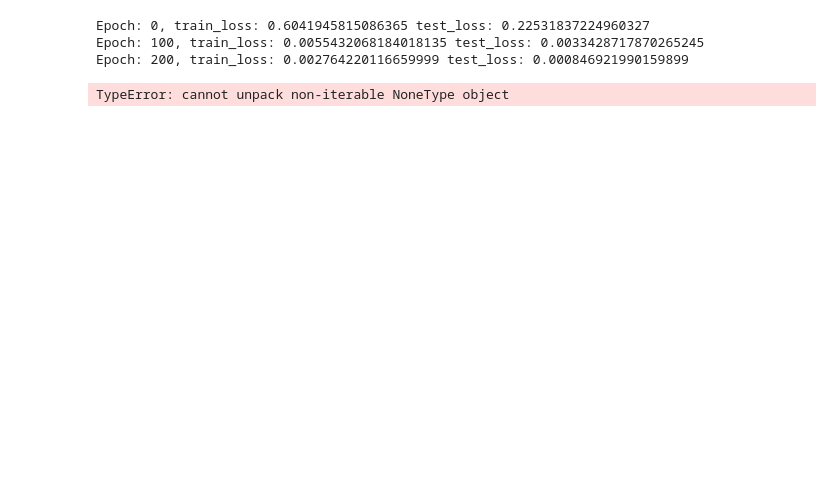
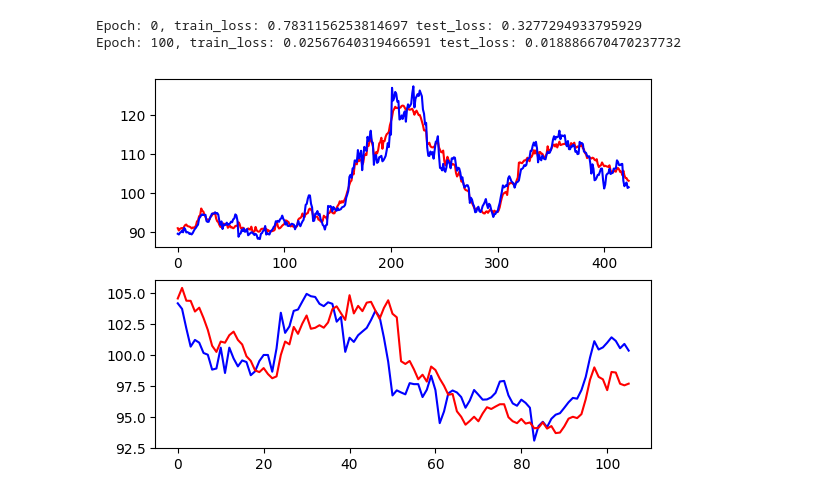
Before and after one commit to MrGrayTheET/futures_ml, a Jupyter notebook: crude_lstm.ipynb, the cells around one changed output. Cells and saved outputs as stored; diff of their text form; code cells hidden in the pictures; blank space fills up the shorter version.

```diff
--- a/crude_lstm.ipynb
+++ b/crude_lstm.ipynb
@@ -57,13 +78,12 @@ train_y = torch.reshape(train_y, (train_y.shape[0], train_y.shape[1]))
 test_y = torch.reshape(test_y, (test_y.shape[0], test_y.shape[1]))
 
 lr = 0.001
-lstm = torch_dl.lstm(36, train_x.shape[2], 24, 1)
+lstm = torch_dl.lstm(16, train_x.shape[2], 32, 1)
 loss = nn.MSELoss()
 optimizer = optim.Adam(lstm.parameters(), lr)
+n_epochs = 200
 
-torch_dl.training_loop(n_epochs=250, lstm=lstm, optimizer=optimizer, loss_func=loss, X_train=train_x, y_train=train_y, X_test=test_x, y_test=test_y)
+training_res = torch_dl.training_loop(n_epochs=n_epochs, lstm=lstm, optimizer=optimizer, loss_func=loss, X_train=train_x, y_train=train_y, X_test=test_x, y_test=test_y)
 # %% [output]
-Epoch: 0, train_loss: 0.6041945815086365 test_loss: 0.22531837224960327
-Epoch: 100, train_loss: 0.0055432068184018135 test_loss: 0.0033428717870265245
-Epoch: 200, train_loss: 0.002764220116659999 test_loss: 0.000846921990159899
+Epoch: 0, train_loss: 0.7831156253814697 test_loss: 0.3277294933795929
+Epoch: 100, train_loss: 0.02567640319466591 test_loss: 0.018886670470237732
-TypeError: cannot unpack non-iterable NoneType object
@@ -73,3 +90,8 @@ test_predict = lstm(test_x)
+# %%
+from futures_ml.utils import plot_predictions
+plot_predictions(lstm(train_x), lstm(test_x), train_y, test_y, y_scaler)
+# %% [output]
+[figure, added]
 # %%
 torch_dl.plot_final_prediction(test_x, test_y, y_scaler, lstm)
 # %% [output]
```
Also changed, not shown: parts of 13 cells of this notebook.
